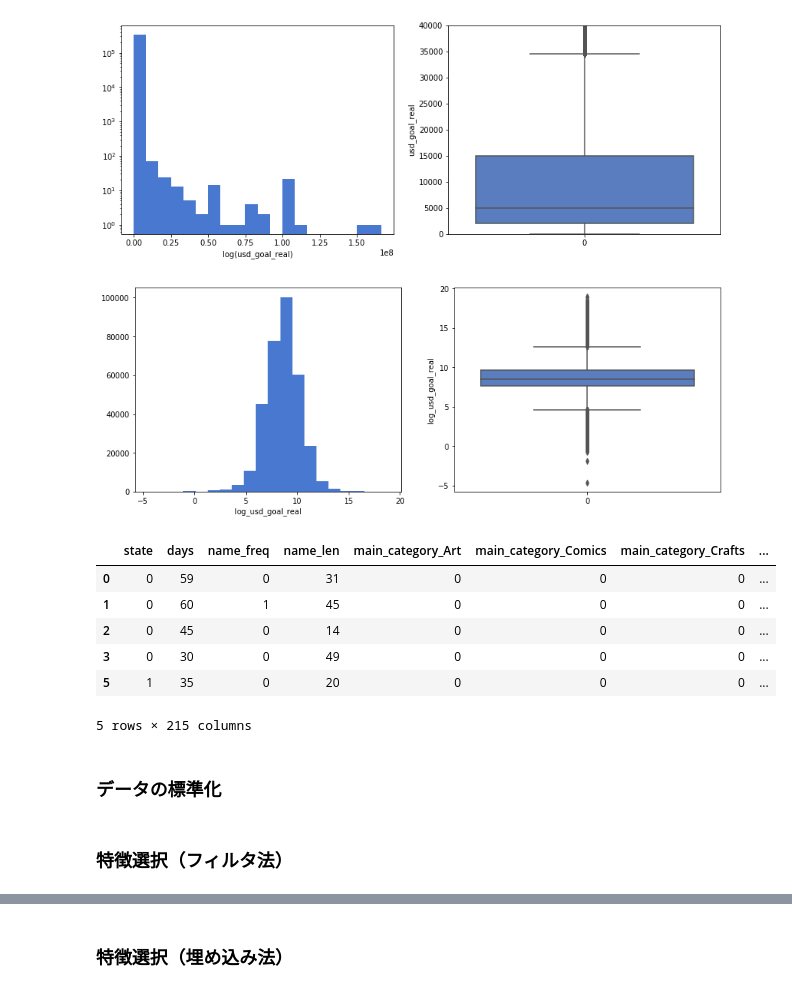
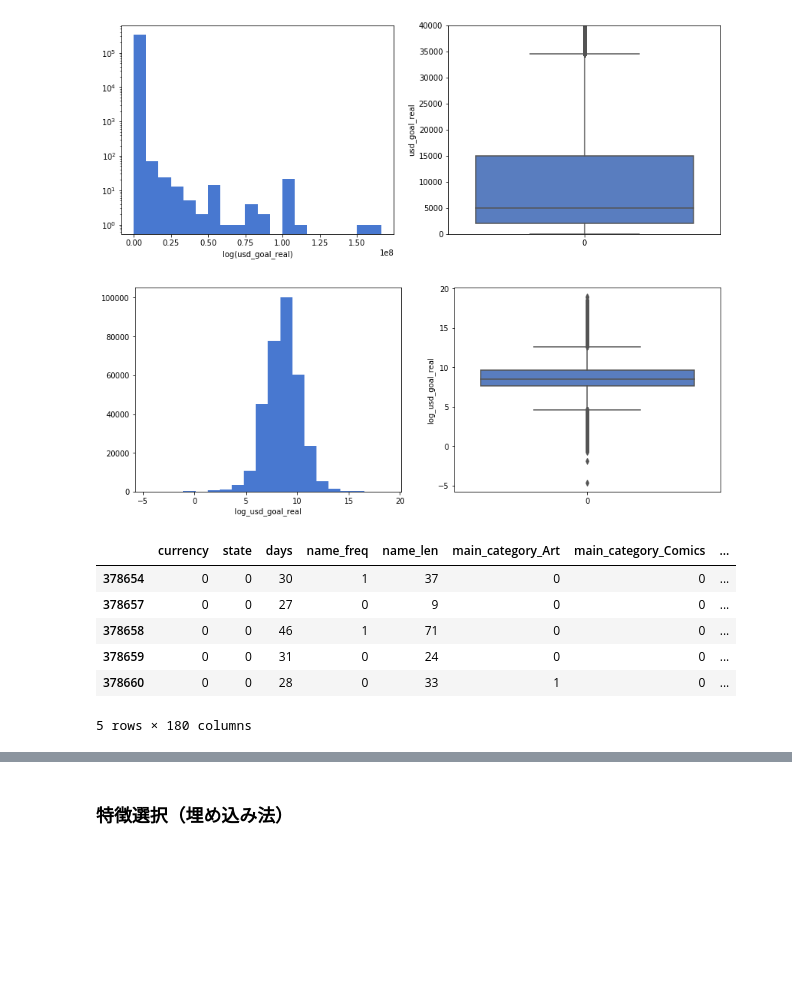
Before and after one commit to Gleny44/SUAI, a Jupyter notebook: Day3_work_谷吉智.ipynb, the cells around one changed output, grey strips where cells are left out. Cells and saved outputs as stored; diff of their text form; code cells hidden in the pictures; blank space fills up the shorter version.

```diff
--- a/Day3_work_谷吉智.ipynb
+++ b/Day3_work_谷吉智.ipynb
@@ -111,6 +124,10 @@ df = df.drop(drop_index)
 df.loc[df["state"]=="successful","state"] = 1
 df.loc[df["state"]=="failed","state"] = 0
 
+# "currency"が"USD"のものを1、その他を0とする。
+df.loc[df["currency"]=="USD","currency"] = 1
+df.loc[df["currency"]!="USD","currency"] = 0
+
 # display(df["state"].value_counts())
 # print(df[df["country"] == 'N,0"'].count()) # 210
 # %% [markdown]
@@ -155,16 +172,16 @@ pos = nltk.pos_tag(filtered_sentence)
 only_nn = [x for (x,y) in pos if y in ('NN')]
 freq = nltk.FreqDist(only_nn)
 # %%
-top = freq.most_common(50)
+top = freq.most_common(100)
 labels, values = zip(*top)
 print(labels)
 
-# nameがtop50を含んでいたら"name_freq"を1とする
+# nameがtop100を含んでいたら"name_freq"を1とする
 pattern = '|'.join(labels)
 # print(pattern)
 df["name_freq"] = df["name"].str.contains(pattern)
 df["name_freq"] = df["name_freq"] * 1
-# df.head(50)
+# df.head(100)
 # %% [output]
 ('film', 'album', 'project', 'book', 'game', 'music', 'debut', 'art', 'world', 'help', 'record', 'cd', 'series', 'life', 'video', 'ep', 'story', 'studio', 'edition', 'dance', 'tour', 'show', 'city', ' ...
 # %% [markdown]
@@ -174,9 +191,9 @@ df["name_len"]=df["name"].str.len()
 # %% [markdown]
 ### カテゴリカルデータのダミー変数化
 # %%
-df_dummy = pd.get_dummies(df[["main_category","category","currency","country"]])
+df_dummy = pd.get_dummies(df[["main_category","category"]])
 df2 = pd.concat([df,df_dummy],axis=1)
-df2 = df2.drop(["ID","name","backers","main_category","category","country","currency","deadline","launched","launched_year","usd_pledged_real","pledged","usd pledged","goal"],axis=1)
+df2 = df2.drop(["ID","name","backers","main_category","category","country","deadline","launched","launched_year","usd_pledged_real","pledged","usd pledged","goal"],axis=1)
 df2.info()
 display(df2.head())
 display(df2.describe())
@@ -260,26 +277,22 @@ df2 = df2.drop("usd_goal_real",axis=1)
 # %%
 fig, ax = plt.subplots(1, 2,figsize = (14,5))
 
 # ヒストグラム
 ax[0].hist(df2["log_usd_goal_real"],log=False, bins=20)
 ax[0].set_xlabel("log_usd_goal_real")
 
 # 箱ひげ図
 sns.boxplot(data=df2["log_usd_goal_real"],ax=ax[1])
 ax[1].set_ylabel("log_usd_goal_real")
 plt.show()
 
-df2.head()
+df2.tail()
 # %% [output]
 [figure]
-|  | state | days | name_freq | name_len | main_category_Art | main_category_Comics | main_category_Crafts | ... |
-| 0 | 0 | 59 | 0 | 31 | 0 | 0 | 0 | ... |
-| 1 | 0 | 60 | 1 | 45 | 0 | 0 | 0 | ... |
-| 2 | 0 | 45 | 0 | 14 | 0 | 0 | 0 | ... |
-| 3 | 0 | 30 | 0 | 49 | 0 | 0 | 0 | ... |
-| 5 | 1 | 35 | 0 | 20 | 0 | 0 | 0 | ... |
+|  | currency | state | days | name_freq | name_len | main_category_Art | main_category_Comics | ... |
+| 378654 | 0 | 0 | 30 | 1 | 37 | 0 | 0 | ... |
+| 378657 | 0 | 0 | 27 | 0 | 9 | 0 | 0 | ... |
+| 378658 | 0 | 0 | 46 | 1 | 71 | 0 | 0 | ... |
+| 378659 | 0 | 0 | 31 | 0 | 24 | 0 | 0 | ... |
+| 378660 | 0 | 0 | 28 | 0 | 33 | 1 | 0 | ... |
-5 rows × 215 columns
+5 rows × 180 columns
-# %% [markdown]
-### データの標準化
-# %% [markdown]
-### 特徴選択（フィルタ法）
```
Also changed, not shown: parts of 36 cells of this notebook.
